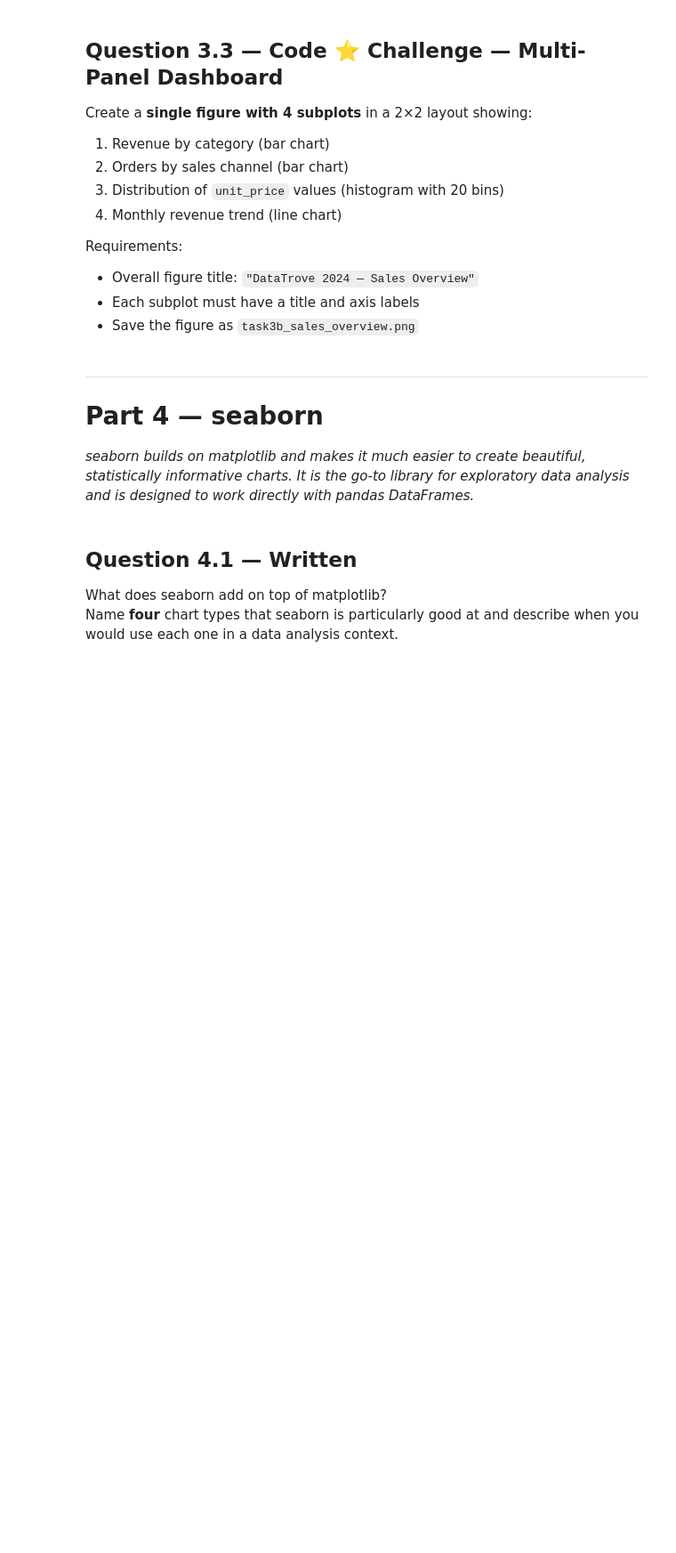
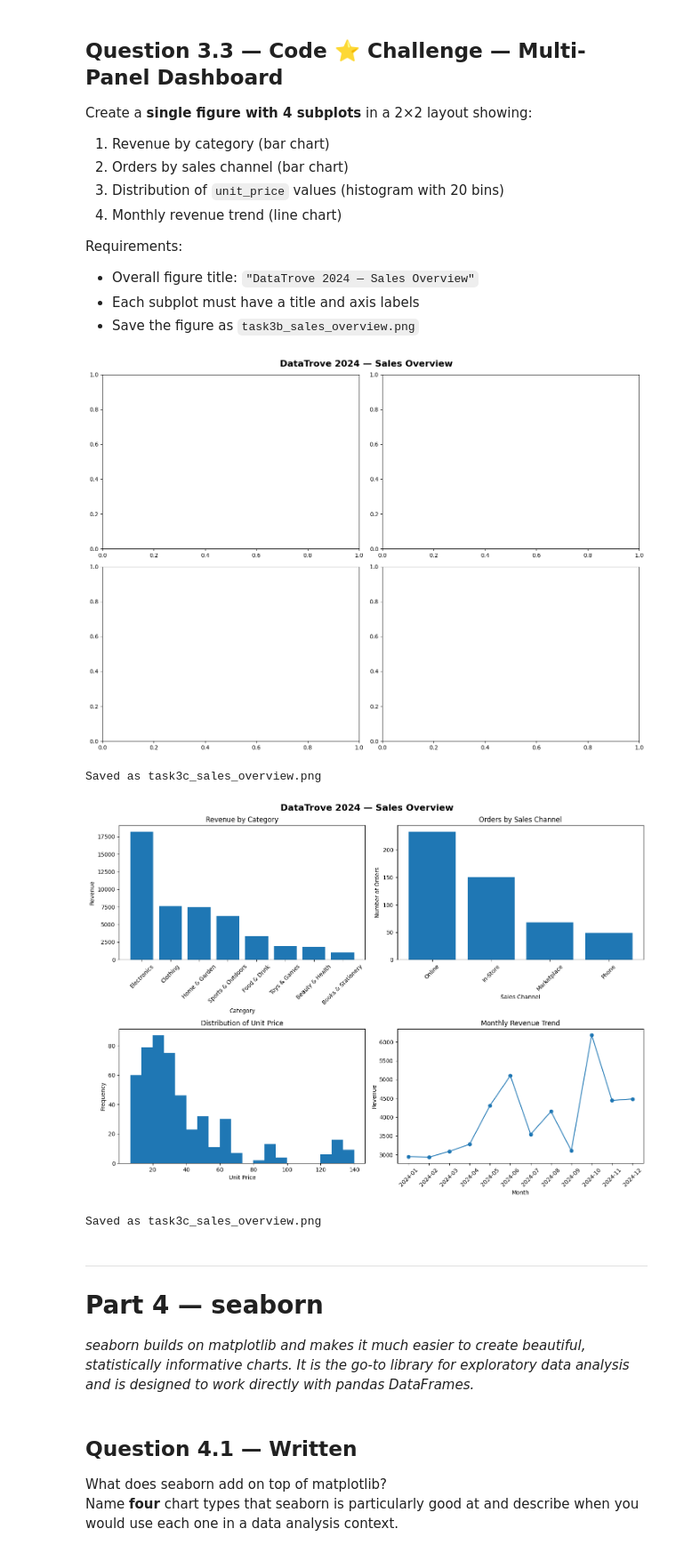
Before and after one commit to victorynnamani/datatrove-placement, a Jupyter notebook: tasks/phase1_task3c_data_science_libraries.ipynb, the cells around one changed output. Shown at 89% size. Saved outputs shown, nothing was run; the diff lists cells and outputs as text; code cells hidden in the pictures; blank space fills up the shorter version.

```diff
--- a/tasks/phase1_task3c_data_science_libraries.ipynb
+++ b/tasks/phase1_task3c_data_science_libraries.ipynb
@@ -347,3 +739,73 @@ print("Saved as task3c_sales_overview.png")
+# %%
+fig, axes = plt.subplots(2, 2, figsize=(14, 10))
+fig.suptitle("DataTrove 2024 — Sales Overview", fontsize=16, fontweight='bold')
+
+# axes[0, 0] — Revenue by category:
+
+# axes[0, 1] — Orders by sales channel:
+
+# axes[1, 0] — unit_price distribution:
+
+# axes[1, 1] — Monthly revenue trend:
+
+# Chart Dashboard — 2x2 layout
+fig, axes = plt.subplots(2, 2, figsize=(14, 10))
+fig.suptitle("DataTrove 2024 — Sales Overview", fontsize=16, fontweight='bold')
+
+# Ensure correct data types
+df["order_date"] = pd.to_datetime(df["order_date"])
+
+# -------------------------------
+# axes[0, 0] — Revenue by category
+revenue_by_category = df.groupby("category")["total_amount"].sum().sort_values(ascending=False)
+
+axes[0, 0].bar(revenue_by_category.index, revenue_by_category.values)
+axes[0, 0].set_title("Revenue by Category")
+axes[0, 0].set_xlabel("Category")
+axes[0, 0].set_ylabel("Revenue")
+axes[0, 0].tick_params(axis='x', rotation=45)
+
+# -------------------------------
+# axes[0, 1] — Orders by sales channel
+orders_by_channel = df["sales_channel"].value_counts()
+
+axes[0, 1].bar(orders_by_channel.index, orders_by_channel.values)
+axes[0, 1].set_title("Orders by Sales Channel")
+axes[0, 1].set_xlabel("Sales Channel")
+axes[0, 1].set_ylabel("Number of Orders")
+axes[0, 1].tick_params(axis='x', rotation=45)
+
+# -------------------------------
+# axes[1, 0] — unit_price distribution
+axes[1, 0].hist(df["unit_price"], bins=20)
+axes[1, 0].set_title("Distribution of Unit Price")
+axes[1, 0].set_xlabel("Unit Price")
+axes[1, 0].set_ylabel("Frequency")
+
+# -------------------------------
+# axes[1, 1] — Monthly revenue trend
+df["month"] = df["order_date"].dt.to_period("M")
+monthly_revenue = df.groupby("month")["total_amount"].sum().sort_index()
+
+monthly_revenue.index = monthly_revenue.index.astype(str)
+
+axes[1, 1].plot(monthly_revenue.index, monthly_revenue.values, marker="o")
+axes[1, 1].set_title("Monthly Revenue Trend")
+axes[1, 1].set_xlabel("Month")
+axes[1, 1].set_ylabel("Revenue")
+axes[1, 1].tick_params(axis='x', rotation=45)
+
+# -------------------------------
+plt.tight_layout()
+plt.savefig('task3c_sales_overview.png', dpi=150, bbox_inches='tight')
+plt.show()
+
+print("Saved as task3c_sales_overview.png")
+# %% [output]
+[figure, added]
+Saved as task3c_sales_overview.png
+[figure, added]
+Saved as task3c_sales_overview.png
 # %% [markdown]
 ---
 # Part 4 — seaborn
```
Also changed, not shown: parts of 48 cells of this notebook, 2 other files.
